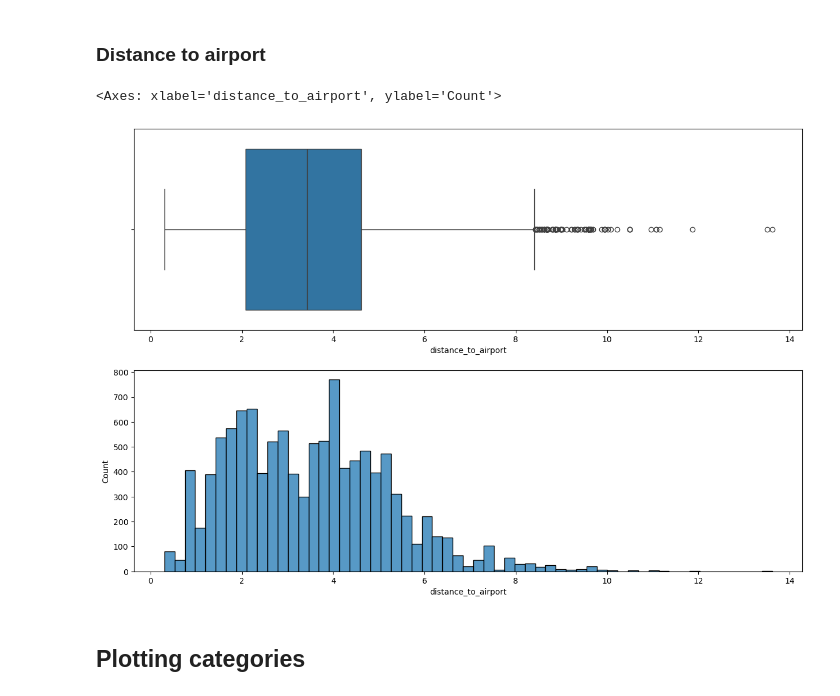
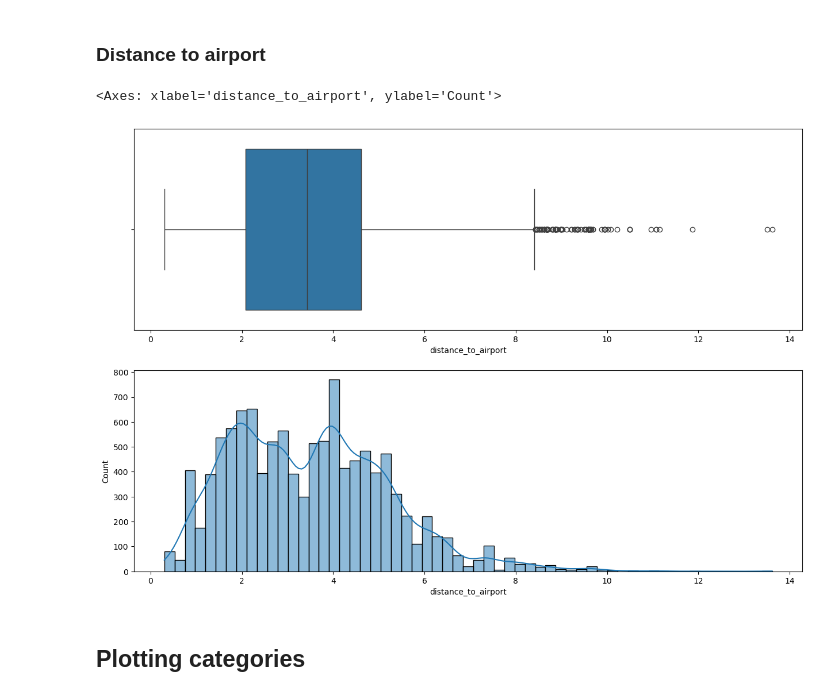
Before and after one commit to aduy2408/Project_ADY201m, a Jupyter notebook: Data/Visualizing_data.ipynb, the cells around one changed output. Drawn from its saved outputs; the diff is of its cells as text; code cells hidden in the pictures.

```diff
--- a/Data/Visualizing_data.ipynb
+++ b/Data/Visualizing_data.ipynb
@@ -172,10 +235,10 @@ Upper bound for distance_to_airport: 8.650940108862269
 # %%
 fig, axes = plt.subplots(ncols=1,nrows=2, figsize=(15,10))
 sns.boxplot(data=df,x='distance_to_airport',ax=axes[0])
-sns.histplot(data=df,x='distance_to_airport',ax=axes[1])
+sns.histplot(df['distance_to_airport'],kde=True, ax=axes[1])
 # %% [output]
 <Axes: xlabel='distance_to_airport', ylabel='Count'>
-[figure, old version]
+[figure, new version]
 # %% [markdown]
 ## Plotting categories
 # %%
```
Also changed, not shown: parts of 28 cells of this notebook.
